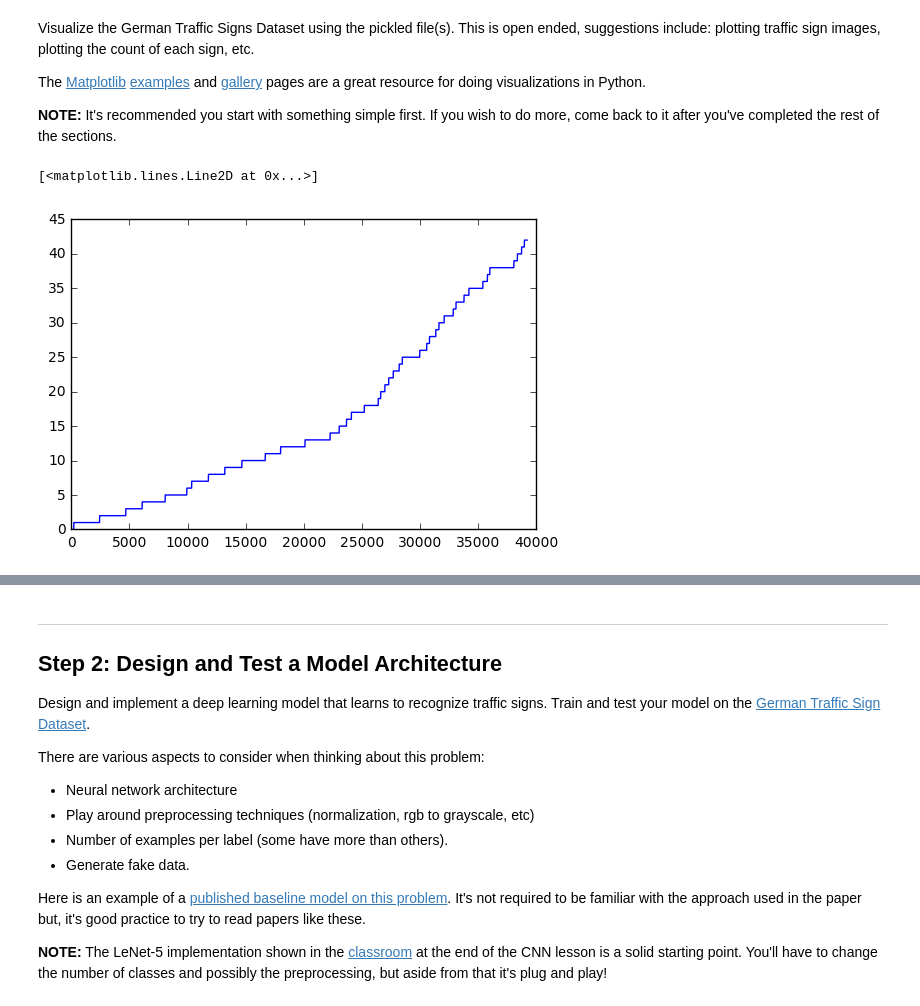
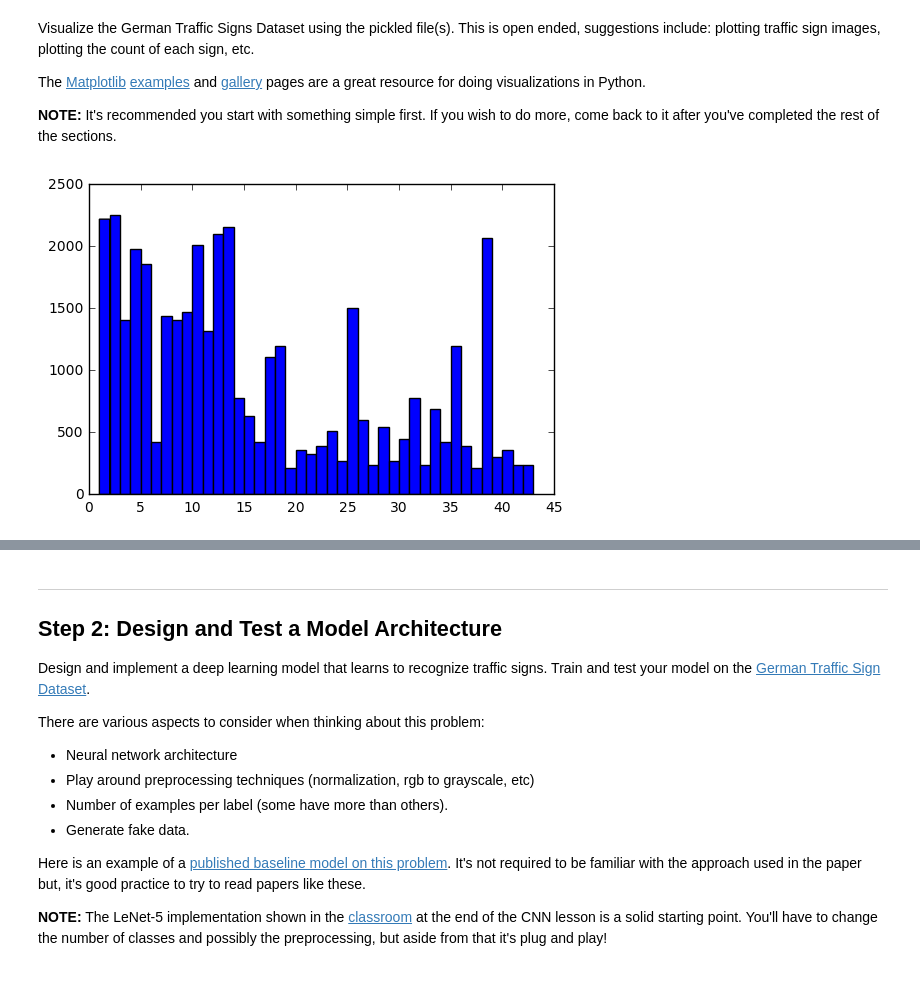
Before and after one commit to k26dr/CarND-Traffic-Sign-Classifier-Project, a Jupyter notebook: Traffic_Sign_Classifier.ipynb, the cells around one changed output, grey strips where cells are left out. Saved outputs shown, nothing was run; the diff lists cells and outputs as text; code cells hidden in the pictures.

```diff
--- a/Traffic_Sign_Classifier.ipynb
+++ b/Traffic_Sign_Classifier.ipynb
@@ -78,8 +78,9 @@ The [Matplotlib](http://matplotlib.org/) [examples](http://matplotlib.org/exampl
 import matplotlib.pyplot as plt
 # Visualizations will be shown in the notebook.
 %matplotlib inline
-# %%
-plt.plot(y_train)
-# %% [output]
-[<matplotlib.lines.Line2D at 0x...>]
-[figure, removed]
+# %%
+# How many of each sign?
+plt.hist(y_train, bins=range(1,n_classes+1))
+print()
+# %% [output]
+[figure, added]
```
Also changed, not shown: parts of 10 cells of this notebook, 1 other file.
